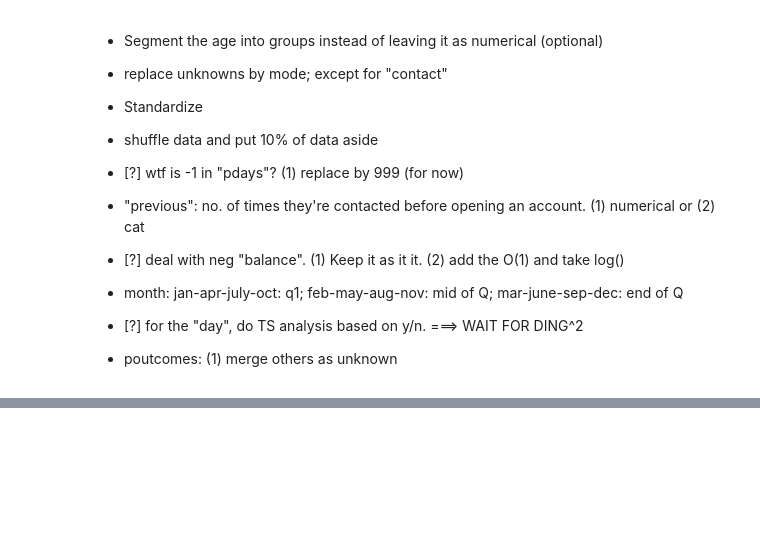
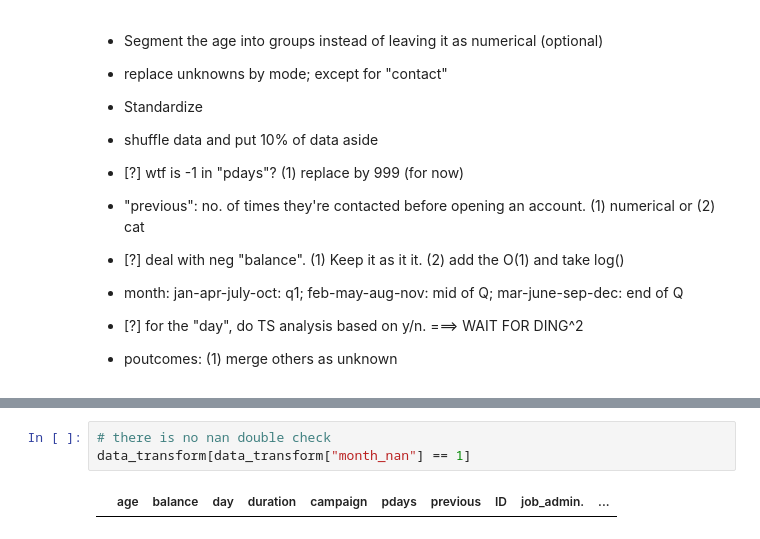
Before and after one commit to HieuFromWaterloo/stat441_project, a Jupyter notebook: BankX.ipynb, the cells around one changed output, grey strips where cells are left out. Drawn from its saved outputs; the diff is of its cells as text; blank space fills up the shorter version.

```diff
--- a/BankX.ipynb
+++ b/BankX.ipynb
@@ -452,0 +482,5 @@ memory usage: 1.3 MB
+# %%
+# there is no nan double check
+data_transform[data_transform["month_nan"] == 1]
+# %% [output]
+|  | age | balance | day | duration | campaign | pdays | previous | ID | job_admin. | ... |
```
Also changed, not shown: parts of 10 cells of this notebook, 1 other file.
